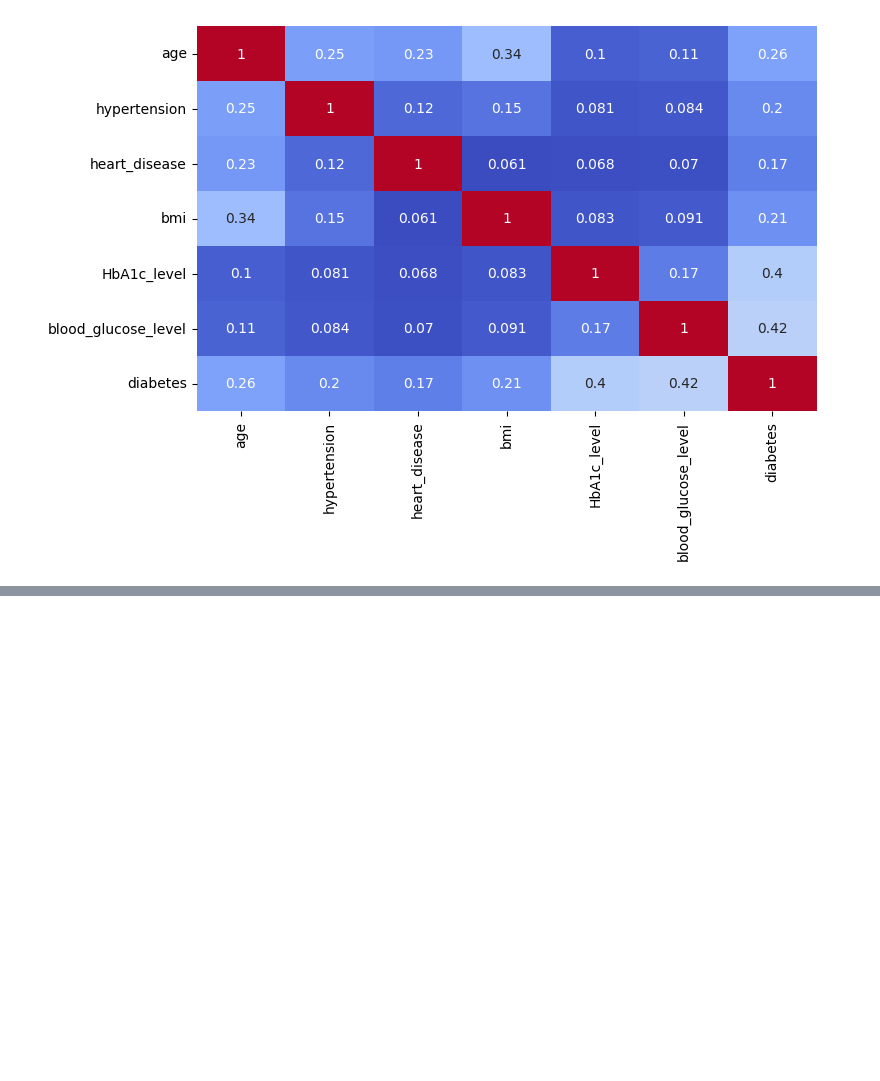
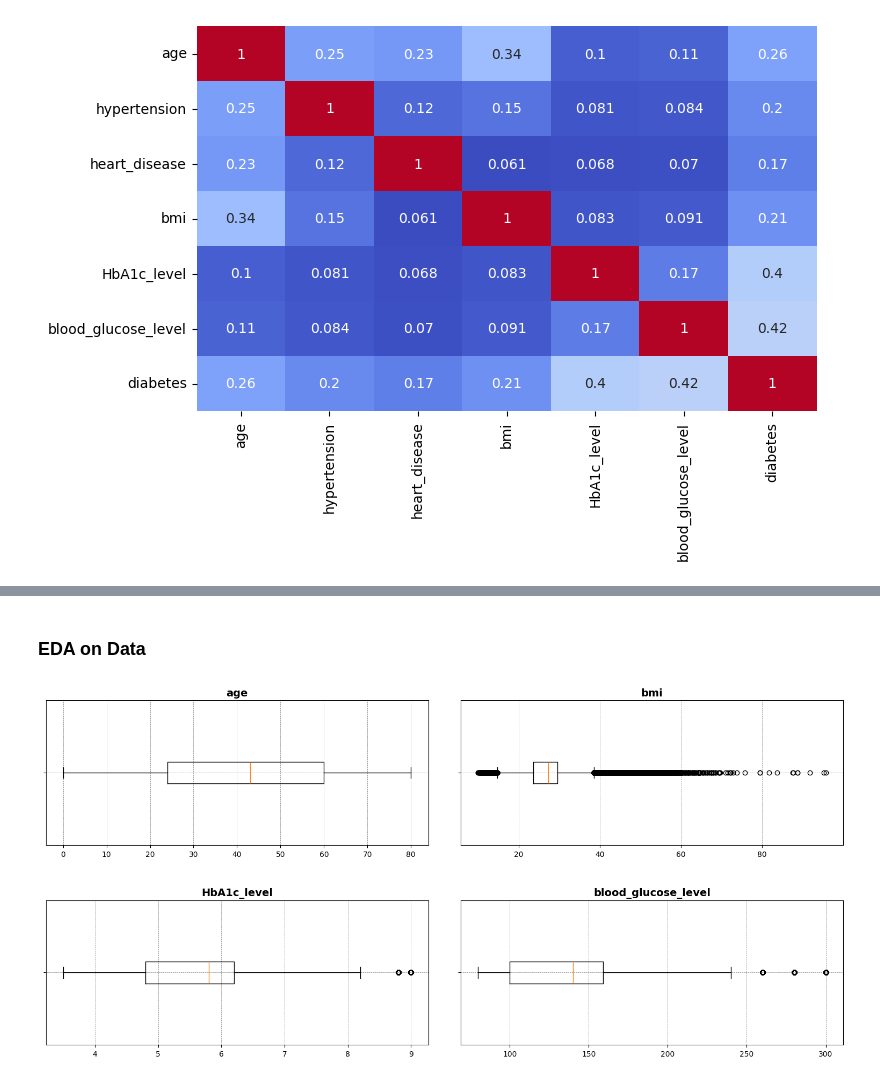
Before and after one commit to casalf724/Casalf724-Streamlit_Project, a Jupyter notebook: Notebook.ipynb, the cells around one changed output, grey strips where cells are left out. Cells and saved outputs as stored; diff of their text form; code cells hidden in the pictures; blank space fills up the shorter version.

```diff
--- a/Notebook.ipynb
+++ b/Notebook.ipynb
@@ -24,0 +38,16 @@ plt.show()
+# %% [markdown]
+###  EDA on Data
+# %%
+num_cols = [col for col in data.columns[:-1] if (data[col].dtype != 'O') & (col not in ['hypertension','heart_disease'])]
+fig, ax = plt.subplots(nrows=2, ncols=2, figsize=(16, 8))
+ax = ax.flatten()
+boxplot_color = 'steelblue'
+for i, col in enumerate(num_cols):
+    bp = ax[i].boxplot(data[col], vert=False)
+    ax[i].set_title(col, fontsize=14, fontweight='bold')
+    ax[i].grid(True, which='both', linestyle='--', linewidth=0.5, color='grey')
+    ax[i].set_yticklabels([])
+plt.tight_layout(pad=4.0)
+plt.show()
+# %% [output]
+[figure, added]
```
Also changed, not shown: parts of 6 cells of this notebook.
